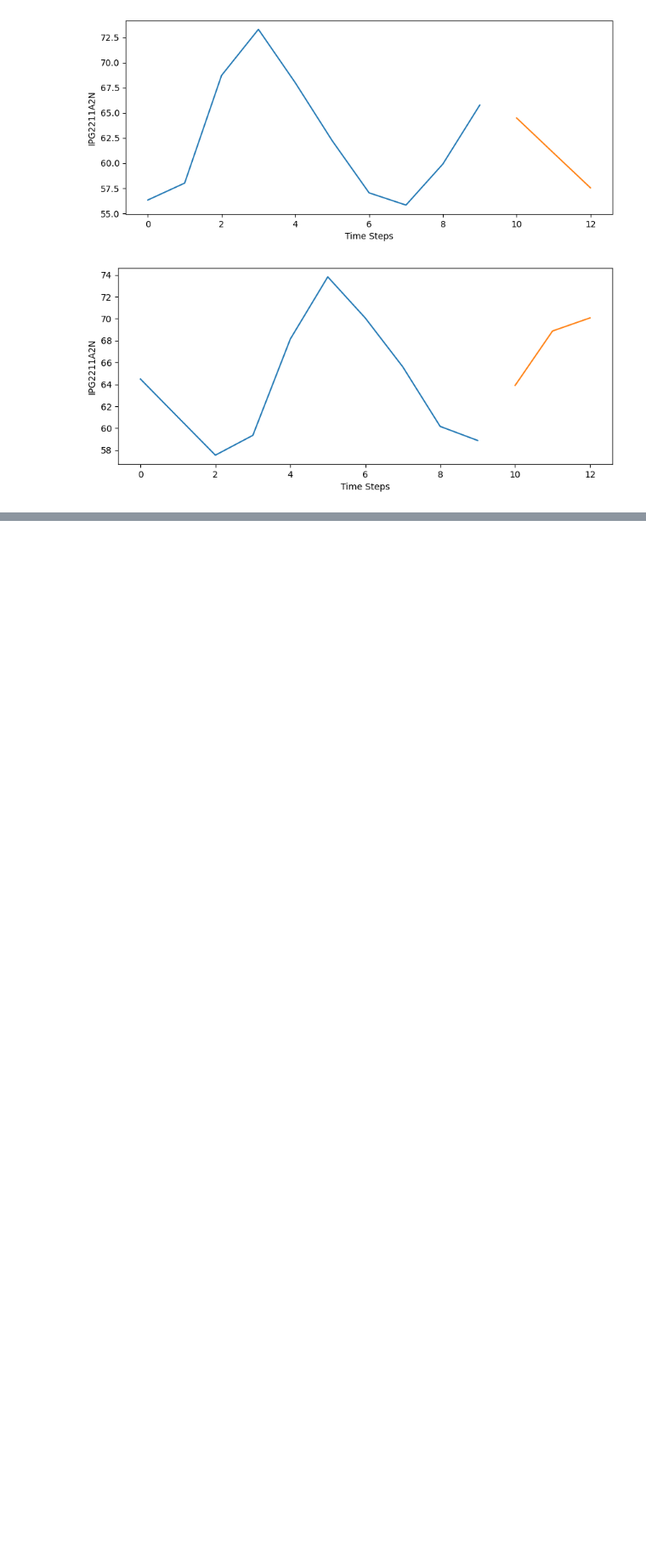
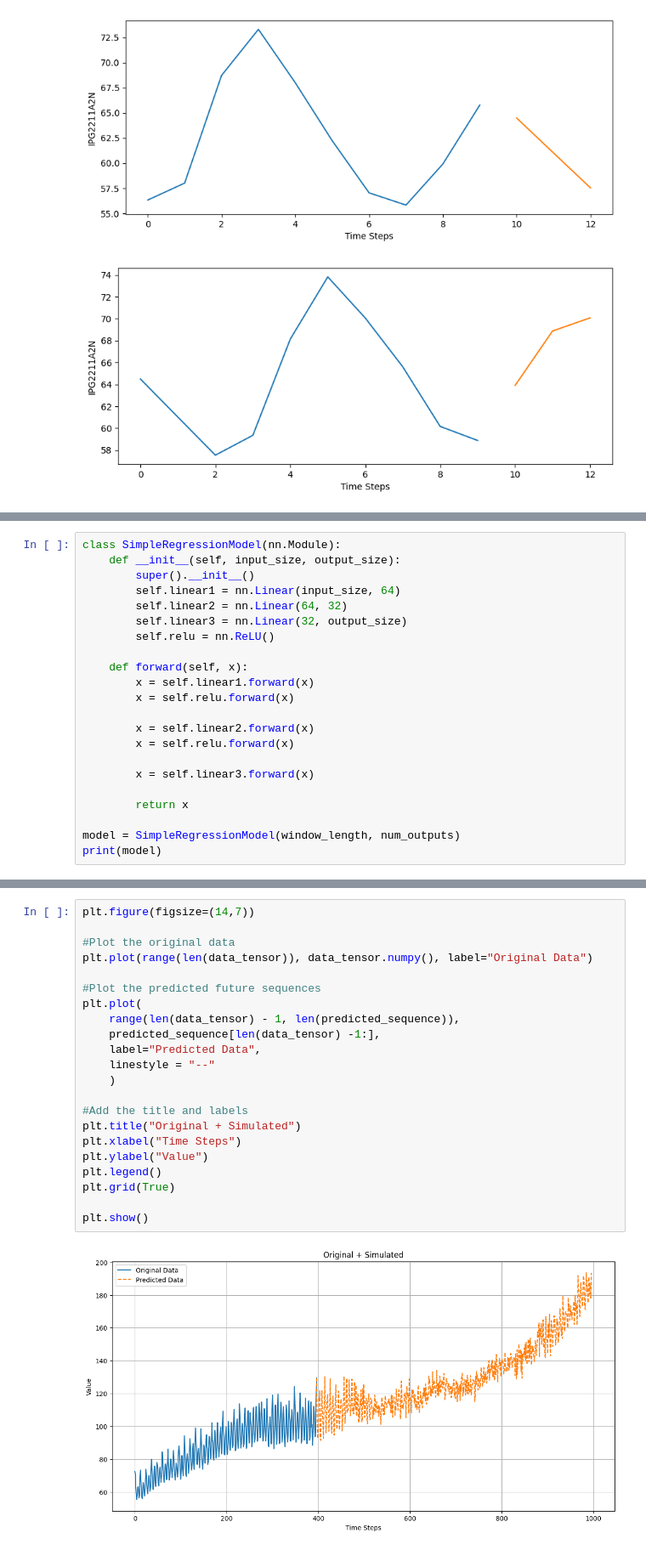
Before and after one commit to yumoldianne/CSCI214, a Jupyter notebook: 02-supervised-learning/supervised-nn-for-regression.ipynb, the cells around one changed output, grey strips where cells are left out. Shown at 85% size. Saved outputs shown, nothing was run; the diff lists cells and outputs as text; blank space fills up the shorter version.

Commit message:
Added new lecture on SL for regression

```diff
--- a/02-supervised-learning/supervised-nn-for-regression.ipynb
+++ b/02-supervised-learning/supervised-nn-for-regression.ipynb
@@ -75,0 +94,22 @@ for idx in sample_indices:
+# %%
+class SimpleRegressionModel(nn.Module):
+    def __init__(self, input_size, output_size):
+        super().__init__()
+        self.linear1 = nn.Linear(input_size, 64)
+        self.linear2 = nn.Linear(64, 32)
+        self.linear3 = nn.Linear(32, output_size)
+        self.relu = nn.ReLU()
+
+    def forward(self, x):
+        x = self.linear1.forward(x)
+        x = self.relu.forward(x)
+
+        x = self.linear2.forward(x)
+        x = self.relu.forward(x)
+
+        x = self.linear3.forward(x)
+
+        return x
+
+model = SimpleRegressionModel(window_length, num_outputs)
+print(model)
@@ -75,0 +241,24 @@ for idx in sample_indices:
+# %%
+plt.figure(figsize=(14,7))
+
+#Plot the original data
+plt.plot(range(len(data_tensor)), data_tensor.numpy(), label="Original Data")
+
+#Plot the predicted future sequences
+plt.plot(
+    range(len(data_tensor) - 1, len(predicted_sequence)),
+    predicted_sequence[len(data_tensor) -1:],
+    label="Predicted Data",
+    linestyle = "--"
+    )
+
+#Add the title and labels
+plt.title("Original + Simulated")
+plt.xlabel("Time Steps")
+plt.ylabel("Value")
+plt.legend()
+plt.grid(True)
+
+plt.show()
+# %% [output]
+[figure, added]
```
Also changed, not shown: parts of 8 cells of this notebook.
